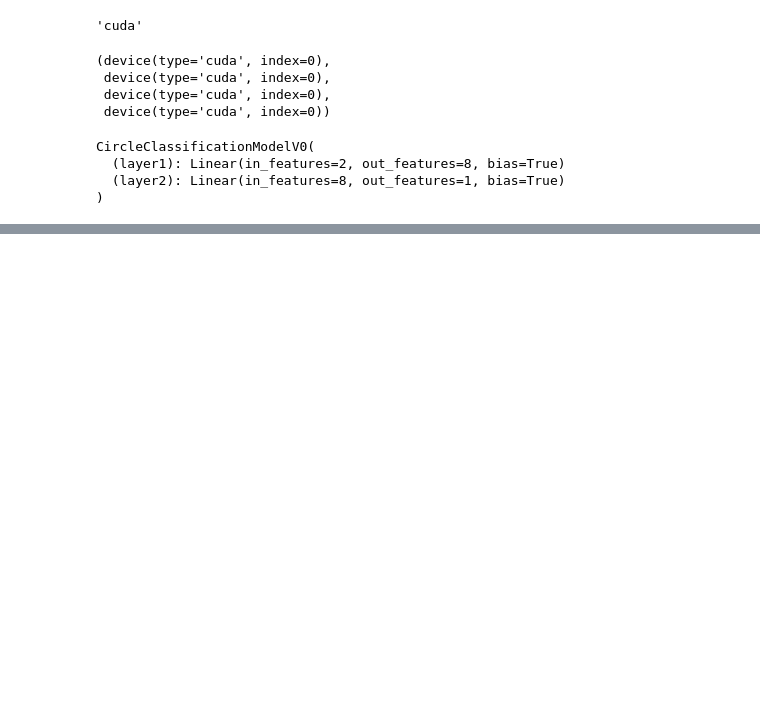
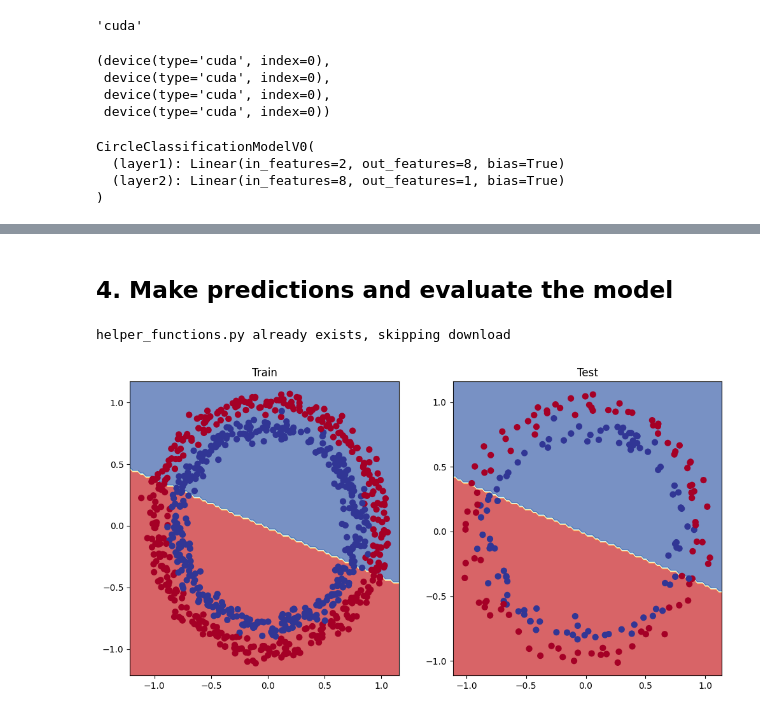
Before and after one commit to TheDodoDev/PyTorch-Notes, a Jupyter notebook: 02_Neural_Network_Classification_Notes.ipynb, the cells around one changed output, grey strips where cells are left out. Drawn from its saved outputs; the diff is of its cells as text; code cells hidden in the pictures; blank space fills up the shorter version.

```diff
--- a/02_Neural_Network_Classification_Notes.ipynb
+++ b/02_Neural_Network_Classification_Notes.ipynb
@@ -146,0 +260,3 @@ CircleClassificationModelV0(
+# %%
+# Find prediction labels
+y_preds = torch.round(y_pred_probs)
@@ -146,0 +265,32 @@ CircleClassificationModelV0(
+# %%
+epochs = 1000
+torch.cuda.manual_seed(42)
+for epoch in range(epochs):
+  model_0.train()
+
+  y_logits = model_0(X_train).squeeze()
+
+  y_preds = torch.round(torch.sigmoid(y_logits))
+
+  loss = loss_fn(y_logits.squeeze(), # Uses logits instead of prediction probabilities
+                 y_train.squeeze())
+  acc = accuracy_fn(y_true=y_train,
+                    y_pred=y_preds)
+
+  optimizer.zero_grad()
+
+  loss.backward()
+
+  optimizer.step()
+
+  model_0.eval()
+  with torch.inference_mode():
+    test_logits = model_0(X_test).squeeze()
+    test_preds = torch.round(torch.sigmoid(test_logits))
+
+    test_loss = loss_fn(test_logits,
+                        y_test)
+    test_acc = accuracy_fn(y_true=y_test,
+                           y_pred=test_preds)
+    if(epoch % 100 == 0 or epoch == epochs-1):
+      print(f"Epoch: {epoch} | Loss: {loss} | Accuracy: {acc}| Test Loss: {test_loss} | Test Accuracy: {test_acc}")
@@ -146,0 +309,28 @@ CircleClassificationModelV0(
+# %% [markdown]
+## 4. Make predictions and evaluate the model
+# %%
+import requests
+from pathlib import Path
+
+# Download helper functions from Learn PyTorch repo
+if Path("helper_functions.py").is_file():
+  print("helper_functions.py already exists, skipping download")
+else:
+  print("Retrieving helper_functions.py")
+  request = requests.get("https://raw.githubusercontent.com/mrdbourke/pytorch-deep-learning/refs/heads/main/helper_functions.py")
+  with open("helper_functions.py", "wb") as f:
+    f.write(request.content)
+# %% [output]
+helper_functions.py already exists, skipping download
+# %%
+from helper_functions import plot_predictions, plot_decision_boundary
+# Plot decision boundary of the model
+plt.figure(figsize=(12, 6))
+plt.subplot(1, 2, 1)
+plt.title("Train")
+plot_decision_boundary(model_0, X_train, y_train)
+plt.subplot(1, 2, 2)
+plt.title("Test")
+plot_decision_boundary(model_0, X_test, y_test)
+# %% [output]
+[figure, added]
```
Also changed, not shown: parts of 14 cells of this notebook.
